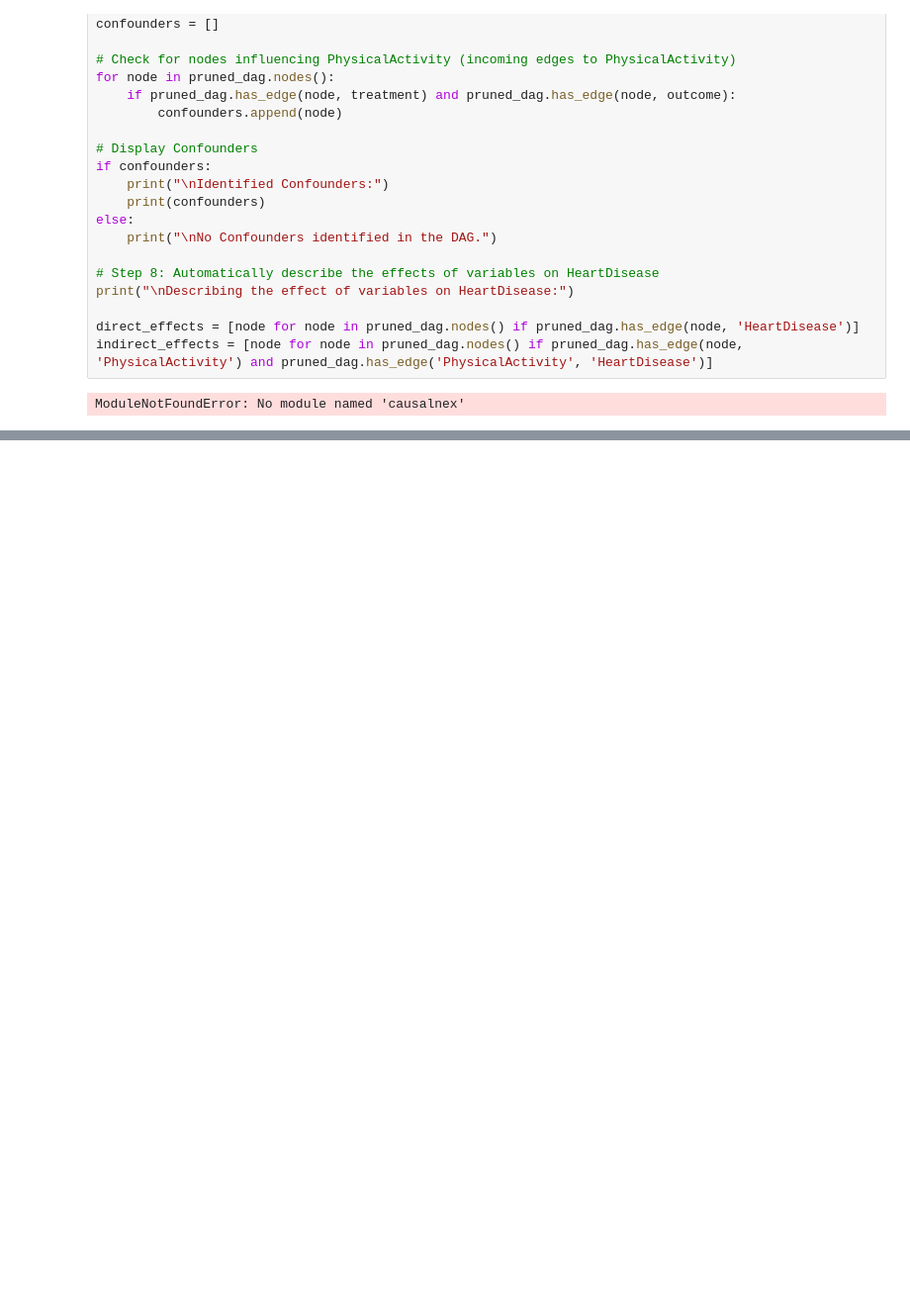
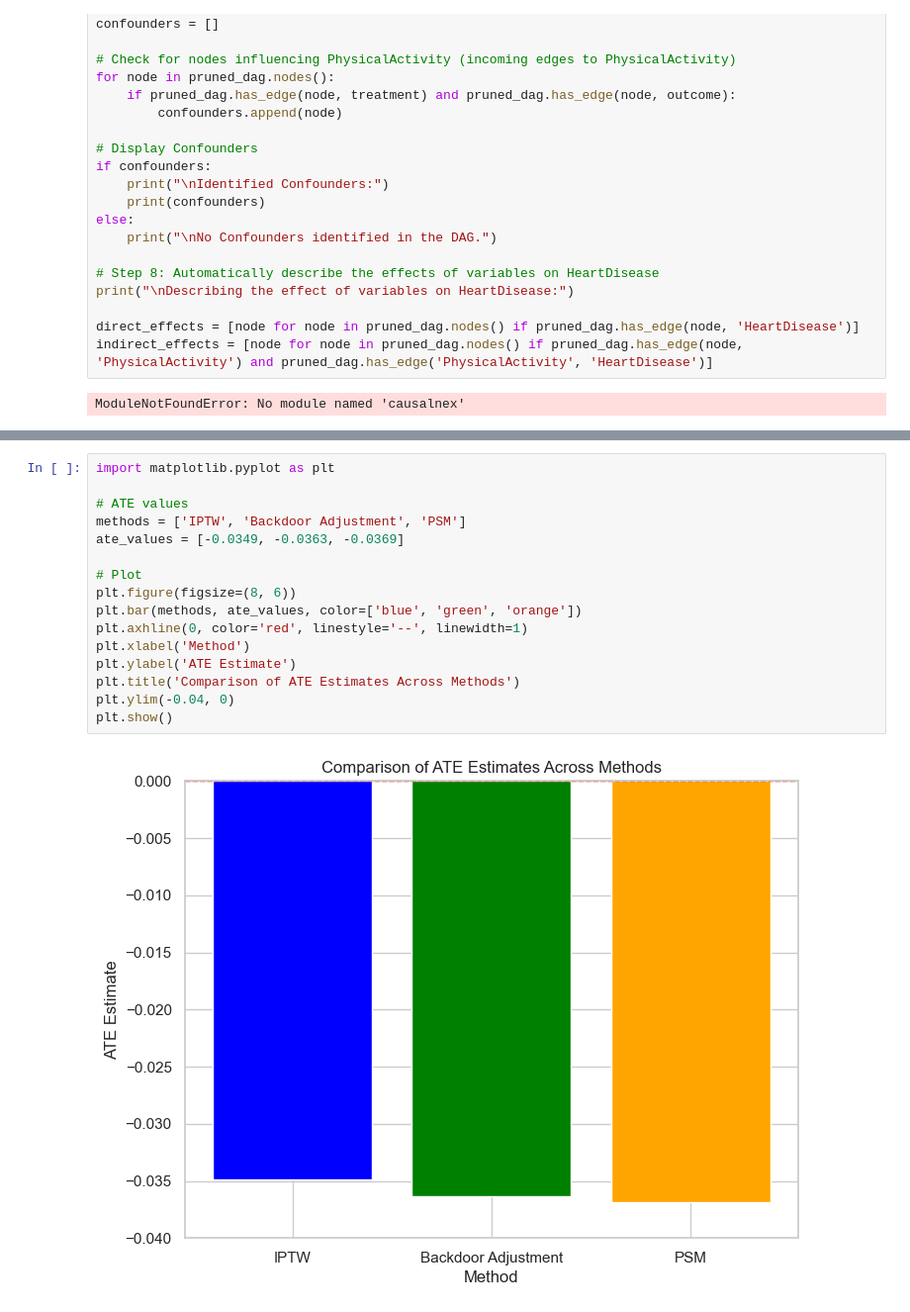
Before and after one commit to asrithapidikiti/CS520_CausalInference, a Jupyter notebook: CS520.ipynb, the cells around one changed output, grey strips where cells are left out. Shown at 99% size. Saved outputs shown, nothing was run; the diff lists cells and outputs as text; blank space fills up the shorter version.

```diff
--- a/CS520.ipynb
+++ b/CS520.ipynb
@@ -1171,0 +1107,18 @@ Notes:
+# %%
+import matplotlib.pyplot as plt
+
+# ATE values
+methods = ['IPTW', 'Backdoor Adjustment', 'PSM']
+ate_values = [-0.0349, -0.0363, -0.0369]
+
+# Plot
+plt.figure(figsize=(8, 6))
+plt.bar(methods, ate_values, color=['blue', 'green', 'orange'])
+plt.axhline(0, color='red', linestyle='--', linewidth=1)
+plt.xlabel('Method')
+plt.ylabel('ATE Estimate')
+plt.title('Comparison of ATE Estimates Across Methods')
+plt.ylim(-0.04, 0)
+plt.show()
+# %% [output]
+[figure, added]
```
Also changed, not shown: parts of 35 cells of this notebook.
